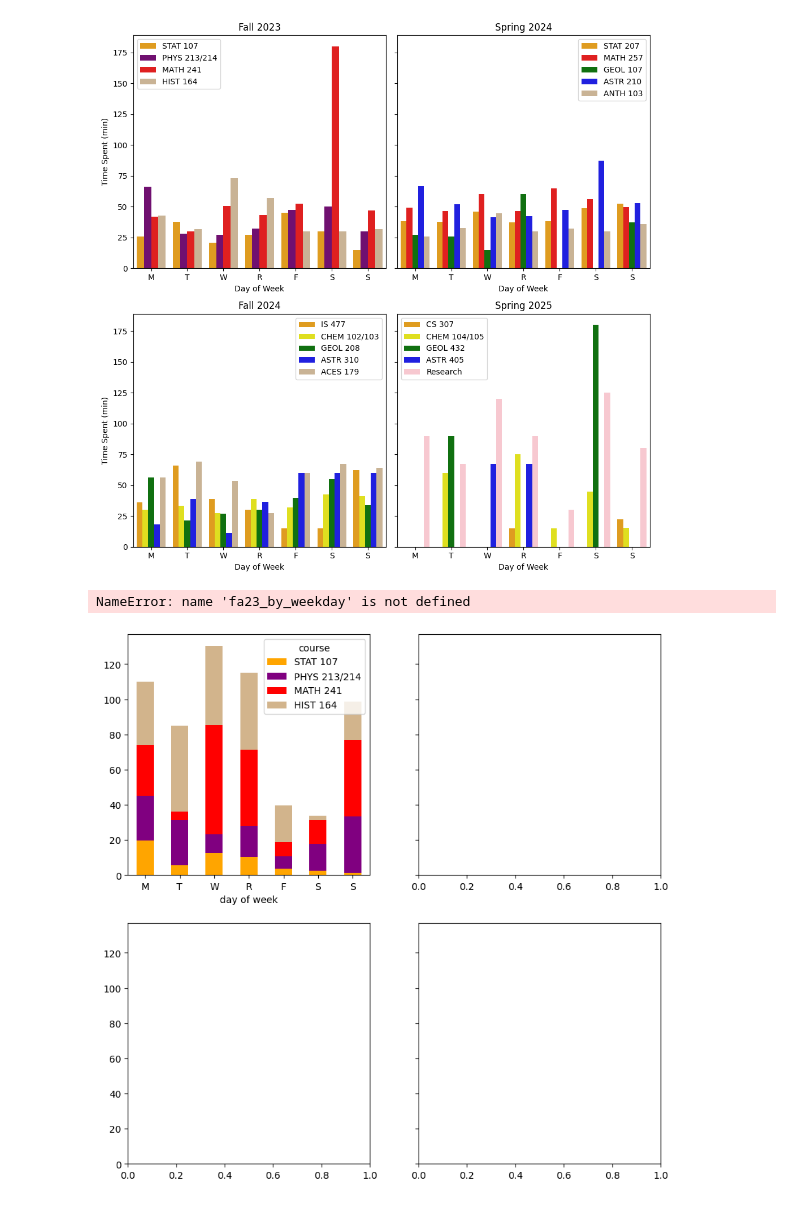
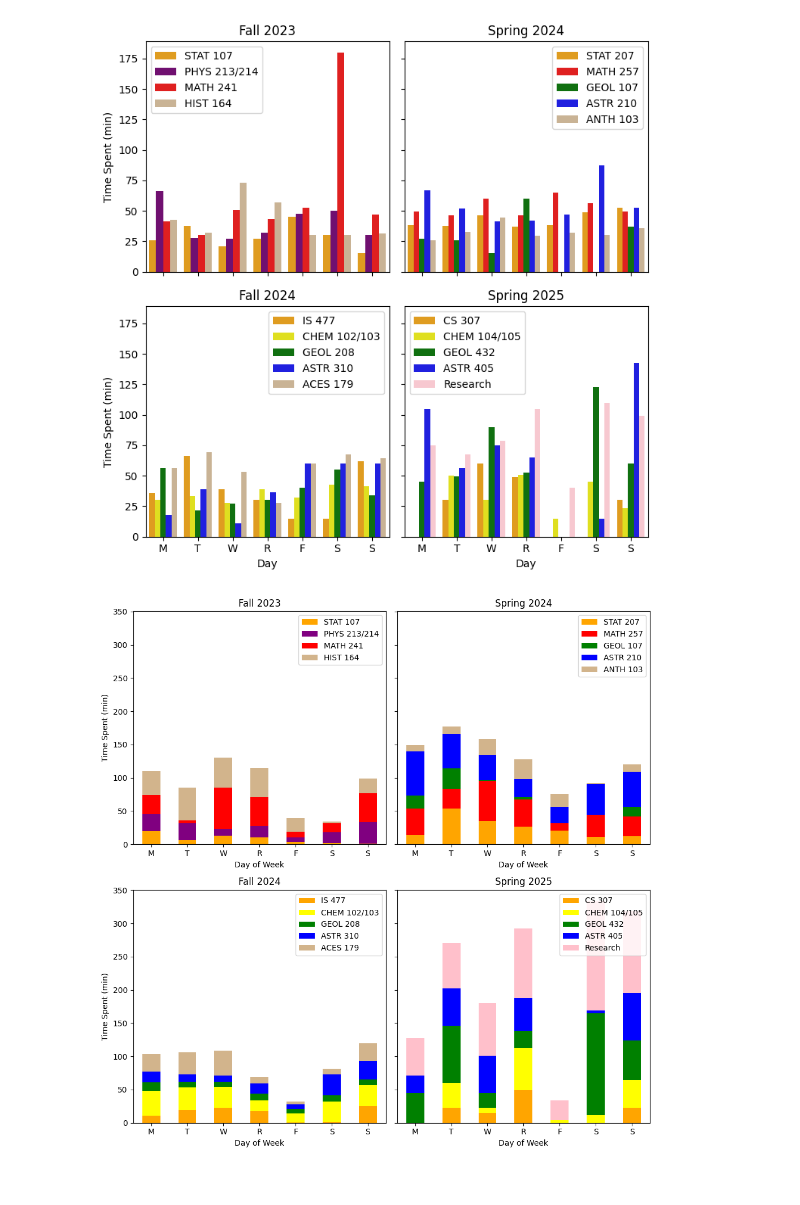
Before and after one commit to ryguy2k4/studytime, a Jupyter notebook: src/bar_plots.ipynb, the cells around one changed output. Cells and saved outputs as stored; diff of their text form; code cells hidden in the pictures.

```diff
--- a/src/bar_plots.ipynb
+++ b/src/bar_plots.ipynb
@@ -5,7 +5,7 @@ import pandas as pd
 import seaborn as sns
 # %%
 # load file and format
-master = pd.read_csv("../data/master/studytime2.csv")
+master = pd.read_csv("../data/master/studytime.csv")
 master["day of week"] = pd.Categorical(master["day of week"], categories=["Monday", "Tuesday", "Wednesday", "Thursday", "Friday", "Saturday", "Sunday"], ordered=True)
 # %%
 classes_and_colors = {
@@ -51,14 +51,18 @@ for i, term in enumerate(['fa23', 'sp24', 'fa24', 'sp25']):
         y=1
 
     df = to_weekday_data(master, term, classes_and_colors[term]['order'])
+    sns.barplot(df.sum(axis=1), errorbar=('ci', False), ax=ax[x,y], color='red')
+    ax[x,y].set_xlabel("Day")
+    ax[x,y].set_ylabel("Duration (hrs)")
+    ax[x,y].set_xticklabels(["M", "T", "W", "R", "F", "S", "S"])
 
-    sns.barplot(df.sum(axis=1), errorbar=('ci', False), ax=ax[x,y], color='red')
-
+# FIGURE
+# Subplot Titles
 ax[0,0].set_title("Fall 2023")
 ax[0,1].set_title("Spring 2024")
 ax[1,0].set_title("Fall 2024")
 ax[1,1].set_title("Spring 2025")
-ax[1, 0].set_xticklabels(["M", "T", "W", "R", "F", "S", "S"])
+
 plt.tight_layout()
 fig.savefig("../results/day_of_week_barplot.png")
 # %% [output]
@@ -66,5 +70,5 @@ fig.savefig("../results/day_of_week_barplot.png")
 # %%
-fig, ax = plt.subplots(2,2, figsize=[10,10], sharey=True)
+fig, ax = plt.subplots(2,2, figsize=[7.5,7.5], sharey=True, sharex=True)
 
 for i, term in enumerate(['fa23', 'sp24', 'fa24', 'sp25']):
     if i == 0:
@@ -86,8 +90,12 @@ for i, term in enumerate(['fa23', 'sp24', 'fa24', 'sp25']):
     handles, labels = ax[x,y].get_legend_handles_labels()
     ax[x,y].legend(handles, labels)
     ax[x,y].set_ylabel("Time Spent (min)")
-    ax[x,y].set_xlabel("Day of Week")
+    ax[x,y].set_xlabel("Day")
 
+
+
+# FIGURE
+# Subplot Titles
 ax[0,0].set_title("Fall 2023")
 ax[0,1].set_title("Spring 2024")
 ax[1,0].set_title("Fall 2024")
@@ -96,37 +104,39 @@ ax[1,1].set_title("Spring 2025")
 plt.tight_layout()
 # fig.savefig("../results/day_of_week_by_class_barplot.png")
 # %% [output]
-[figure, old version]
+[figure, new version]
 # %%
 fig, ax = plt.subplots(2,2, figsize=[10,10], sharey=True)
 
 for i, term in enumerate(['fa23', 'sp24', 'fa24', 'sp25']):
     if i == 0:
         x=0
         y=0
     if i == 1:
         x=0
         y=1
     if i == 2:
         x=1
         y=0
     if i == 3:
         x=1
         y=1
 
     df = to_weekday_data(master, term, classes_and_colors[term]['order'])
     df.plot(kind='bar', stacked=True, color=classes_and_colors[term]['colors'], ax=ax[x,y])
     ax[x,y].set_xticklabels(["M", "T", "W", "R", "F", "S", "S"], rotation=0)
-    ax[x,y].legend(fa23_by_weekday.columns, loc='upper right')
+    ax[x,y].legend(df.columns, loc='upper right')
     ax[x,y].set_ylabel("Time Spent (min)")
     ax[x,y].set_xlabel("Day of Week")
 
+# FIGURE
+# Subplot Titles
 ax[0,0].set_title("Fall 2023")
 ax[0,1].set_title("Spring 2024")
 ax[1,0].set_title("Fall 2024")
 ax[1,1].set_title("Spring 2025")
+
 plt.tight_layout()
 # fig.savefig("../results/day_of_week_by_class_stacked_barplot.png")
 # %% [output]
-NameError: name 'fa23_by_weekday' is not defined
-[figure, old version]
+[figure, new version]
```
Also changed, not shown: parts of 1 cell of this notebook, 8 other files.
